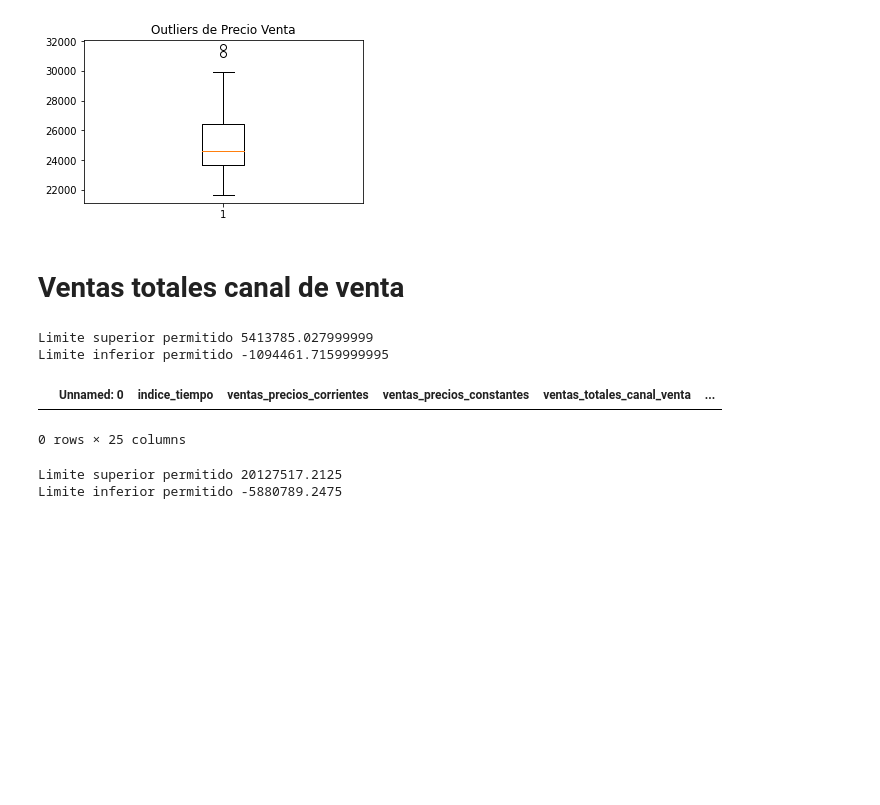
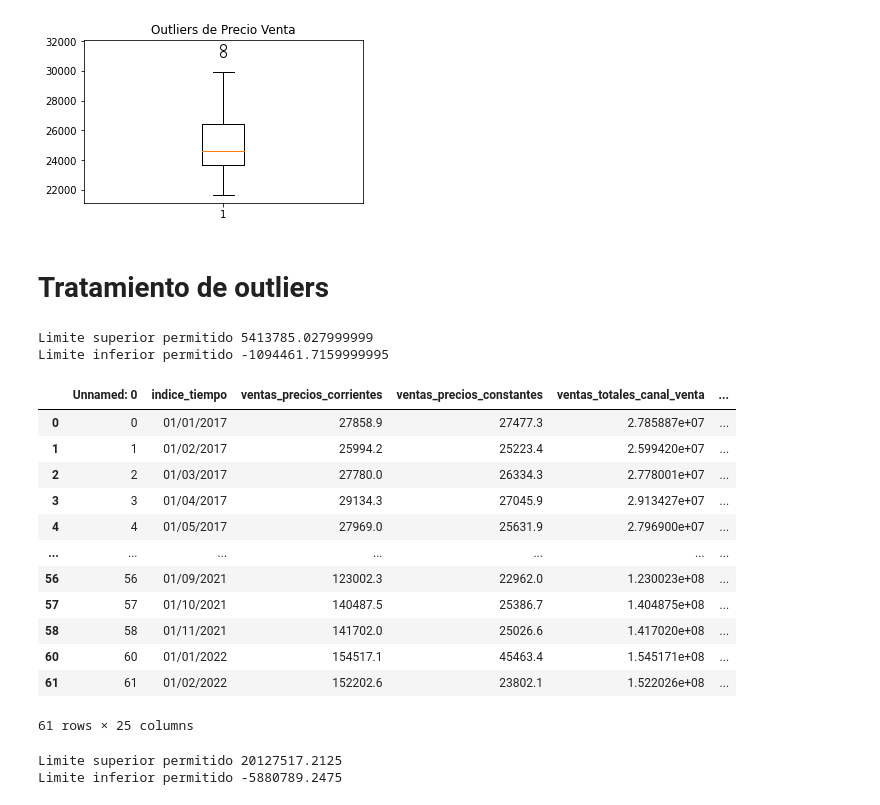
Before and after one commit to Papitasrancheras/Actividad-3, a Jupyter notebook: A3_Outliers.ipynb, the cells around one changed output. Cells and saved outputs as stored; diff of their text form; code cells hidden in the pictures; blank space fills up the shorter version.

Commit message:
Datos limpios columnas outliers

```diff
--- a/A3_Outliers.ipynb
+++ b/A3_Outliers.ipynb
@@ -351,36 +333,47 @@ plt.title("Outliers de Precio Venta")
 plt.show() #dibujamos el diagrama
 # %% [output]
 [figure]
-# %% [markdown]
-# Ventas totales canal de venta
+# %% [markdown]
+# Tratamiento de outliers
 # %%
 # Convertimos los valores de la columna panaderia a numeric
 data["panaderia"] = pd.to_numeric(data["panaderia"], errors="coerce")
 
 #Sustituimos NAs por 1
 data["panaderia"] =data["panaderia"].fillna(1)
 y2=data["panaderia"]
 
 percentile25=y2.quantile(0.25) #Q1
 percentile75=y2.quantile(0.75) #Q3
 iqr= percentile75 - percentile25
 
 Limite_Superior_iqr_1= percentile75 + 1.5*iqr
 Limite_Inferior_iqr_1= percentile25 - 1.5*iqr
 print("Limite superior permitido", Limite_Superior_iqr_1)
 print("Limite inferior permitido", Limite_Inferior_iqr_1)
 
 #Encontramos Outliers
 outliers_iqr= data[(y2>Limite_Superior_iqr_1)|(y2<Limite_Inferior_iqr_1)]
 outliers_iqr
 #Se obtienen datos limpios
-data_1= data[(y2<=Limite_Superior_iqr)&(y2>=Limite_Inferior_iqr)]
+data_1= data[(y2<=Limite_Superior_iqr_1)&(y2>=Limite_Inferior_iqr_1)]
 data_1
 # %% [output]
 Limite superior permitido 5413785.027999999
 Limite inferior permitido -1094461.7159999995
 |  | Unnamed: 0 | indice_tiempo | ventas_precios_corrientes | ventas_precios_constantes | ventas_totales_canal_venta | ... |
+| 0 | 0 | 01/01/2017 | 27858.9 | 27477.3 | 2.785887e+07 | ... |
+| 1 | 1 | 01/02/2017 | 25994.2 | 25223.4 | 2.599420e+07 | ... |
+| 2 | 2 | 01/03/2017 | 27780.0 | 26334.3 | 2.778001e+07 | ... |
+| 3 | 3 | 01/04/2017 | 29134.3 | 27045.9 | 2.913427e+07 | ... |
+| 4 | 4 | 01/05/2017 | 27969.0 | 25631.9 | 2.796900e+07 | ... |
+| ... | ... | ... | ... | ... | ... | ... |
+| 56 | 56 | 01/09/2021 | 123002.3 | 22962.0 | 1.230023e+08 | ... |
+| 57 | 57 | 01/10/2021 | 140487.5 | 25386.7 | 1.404875e+08 | ... |
+| 58 | 58 | 01/11/2021 | 141702.0 | 25026.6 | 1.417020e+08 | ... |
+| 60 | 60 | 01/01/2022 | 154517.1 | 45463.4 | 1.545171e+08 | ... |
+| 61 | 61 | 01/02/2022 | 152202.6 | 23802.1 | 1.522026e+08 | ... |
-0 rows × 25 columns
+61 rows × 25 columns
 # %%
 
 # Convertimos los valores de la columna lacteos a numeric
```
Also changed, not shown: parts of 11 cells of this notebook, 1 other file.
